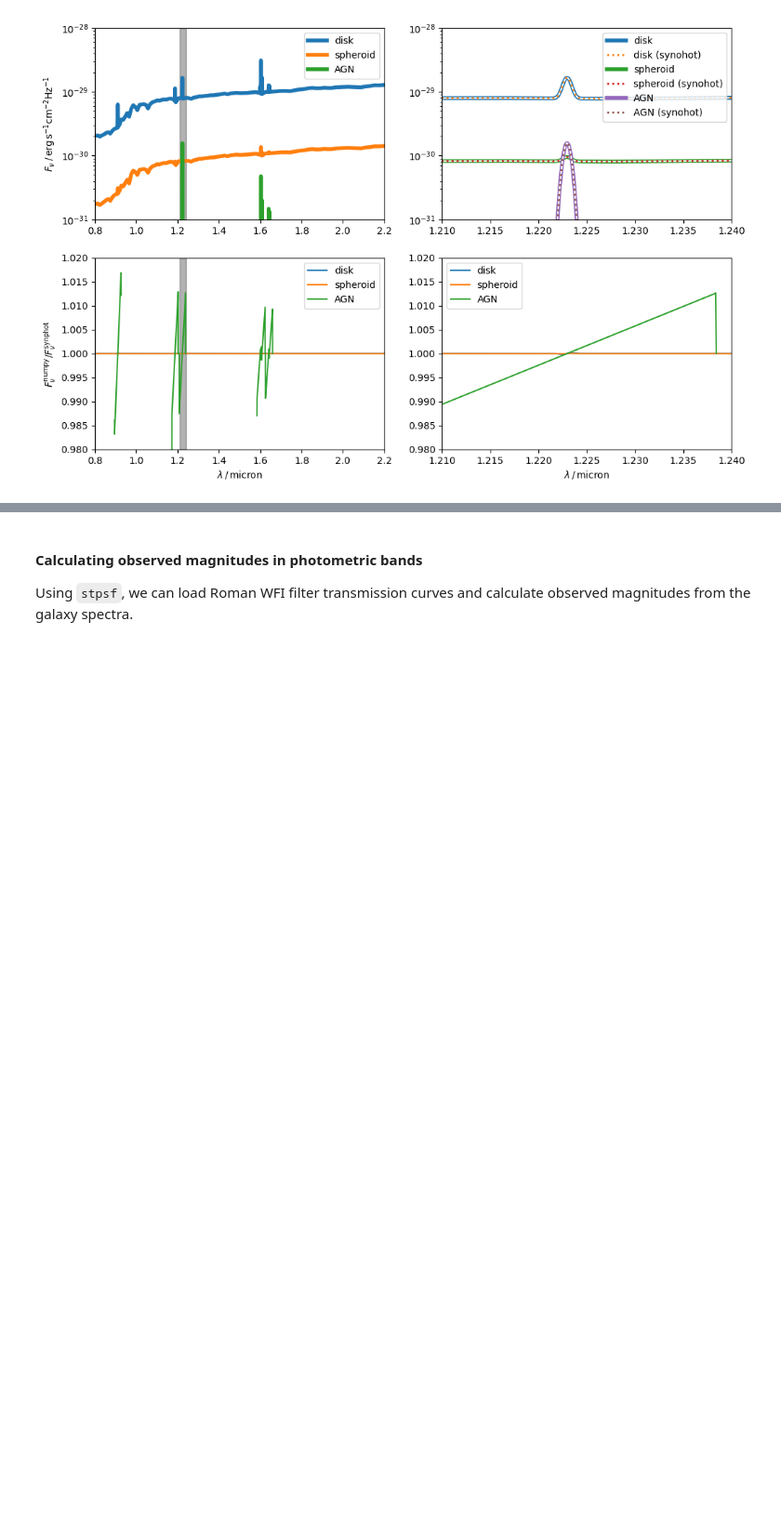
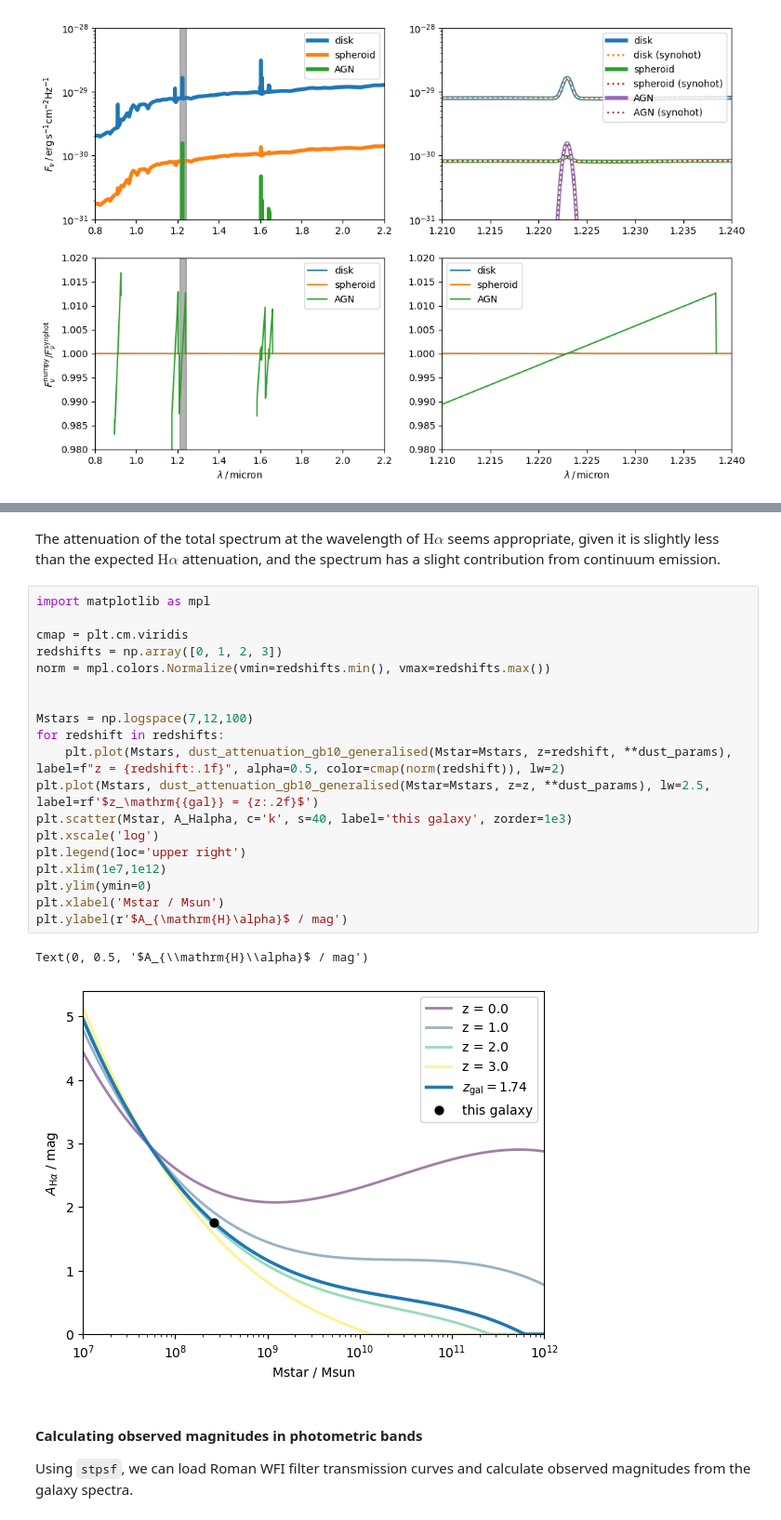
Before and after one commit to roman-grs-pit/galacticus_sed_calculator, a Jupyter notebook: examples/exampleUsage.ipynb, the cells around one changed output, grey strips where cells are left out. Shown at 93% size. Saved outputs shown, nothing was run; the diff lists cells and outputs as text; blank space fills up the shorter version.

```diff
--- a/examples/exampleUsage.ipynb
+++ b/examples/exampleUsage.ipynb
@@ -217,3 +288,27 @@ Text(0, 0.5, '$F_\\nu^\\mathrm{numpy} / F_\\nu^\\mathrm{synphot}$')
+# %% [markdown]
+The attenuation of the total spectrum at the wavelength of $\mathrm{H}\alpha$ seems appropriate, given it is slightly less than the expected  $\mathrm{H}\alpha$ attenuation, and the spectrum has a slight contribution from continuum emission.
+# %%
+import matplotlib as mpl
+
+cmap = plt.cm.viridis
+redshifts = np.array([0, 1, 2, 3])
+norm = mpl.colors.Normalize(vmin=redshifts.min(), vmax=redshifts.max())
+
+
+Mstars = np.logspace(7,12,100)
+for redshift in redshifts:
+    plt.plot(Mstars, dust_attenuation_gb10_generalised(Mstar=Mstars, z=redshift, **dust_params), label=f"z = {redshift:.1f}", alpha=0.5, color=cmap(norm(redshift)), lw=2)
+plt.plot(Mstars, dust_attenuation_gb10_generalised(Mstar=Mstars, z=z, **dust_params), lw=2.5, label=rf'$z_\mathrm{{gal}} = {z:.2f}$')
+plt.scatter(Mstar, A_Halpha, c='k', s=40, label='this galaxy', zorder=1e3)
+plt.xscale('log')
+plt.legend(loc='upper right')
+plt.xlim(1e7,1e12)
+plt.ylim(ymin=0)
+plt.xlabel('Mstar / Msun')
+plt.ylabel(r'$A_{\mathrm{H}\alpha}$ / mag')
+# %% [output]
+Text(0, 0.5, '$A_{\\mathrm{H}\\alpha}$ / mag')
+[figure, added]
 # %% [markdown]
 #### Calculating observed magnitudes in photometric bands
 
```
Also changed, not shown: parts of 8 cells of this notebook.
